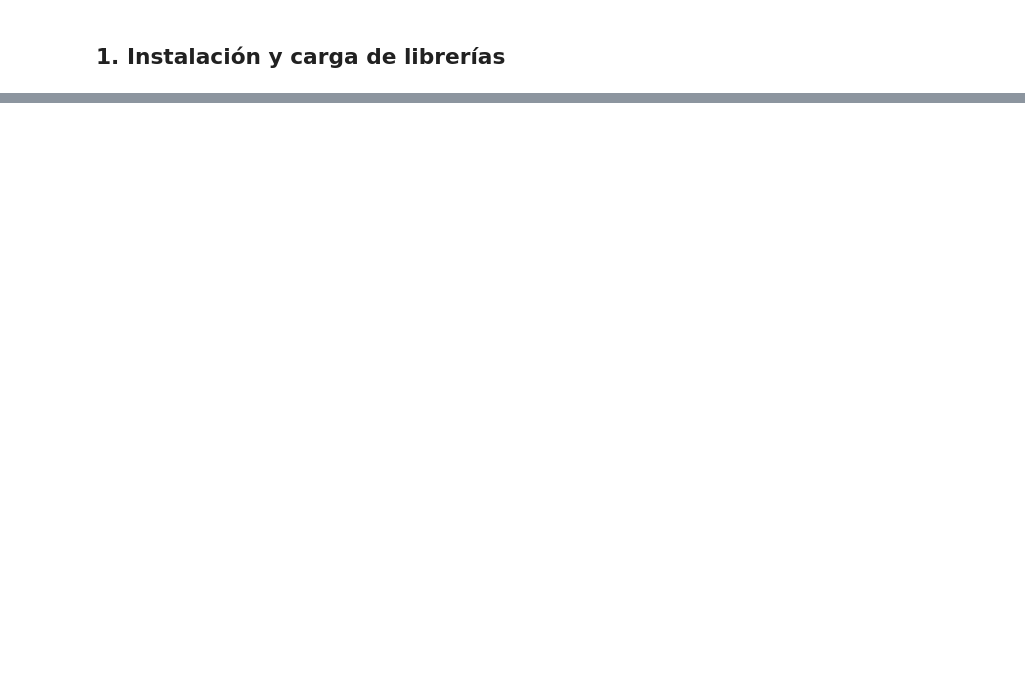
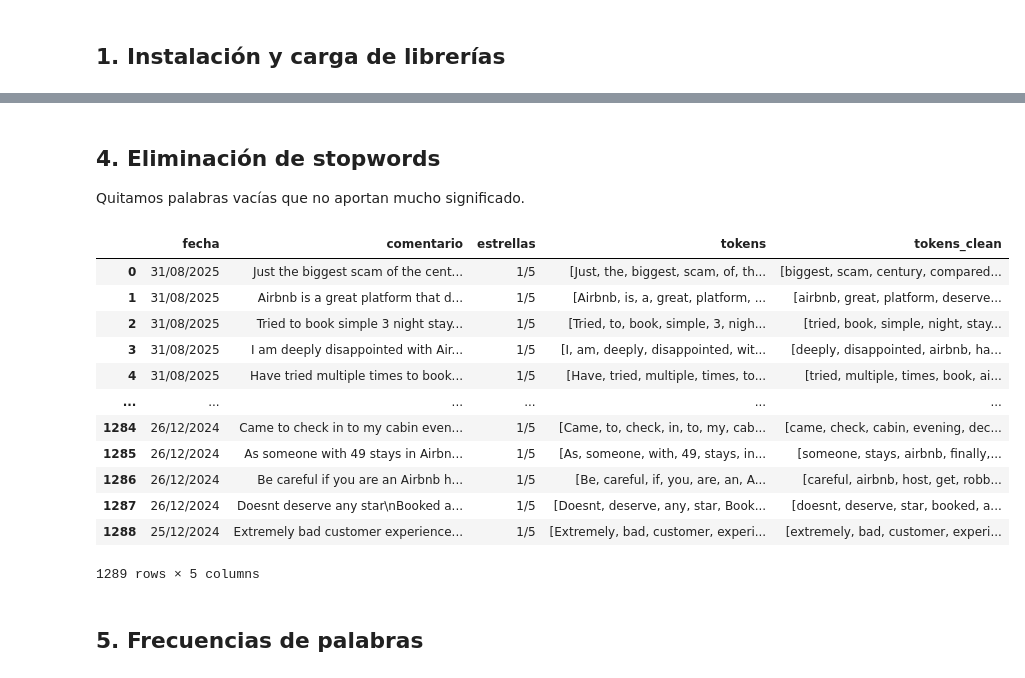
Before and after one commit to UNSTA-Ing-en-Inteligencia-Artificial/taller-ii-boilerplate, a Jupyter notebook: MIS TRABAJOS PROPIOS/webscraping airnb.ipynb, the cells around one changed output, grey strips where cells are left out. Drawn from its saved outputs; the diff is of its cells as text; code cells hidden in the pictures; blank space fills up the shorter version.

```diff
--- a/MIS TRABAJOS PROPIOS/webscraping airnb.ipynb
+++ b/MIS TRABAJOS PROPIOS/webscraping airnb.ipynb
@@ -114,0 +157,14 @@ print("✅ Listo! Se guardaron", len(df), "comentarios en 'comentarios_airbnb_20
+# %%
+from nltk.tokenize import word_tokenize
+
+# Crear columna de tokens
+df['tokens'] = df['comentario'].apply(word_tokenize)
+
+# Quedarnos solo con las columnas que te interesan
+df_limpio = df[['fecha', 'comentario', 'tokens', 'estrellas']]
+
+# Guardar CSV limpio
+df_limpio.to_csv("comentarios_airbnb_tokenizado.csv", index=False, encoding="utf-8")
+
+#mostrar df
+df
@@ -114,0 +185,38 @@ print("✅ Listo! Se guardaron", len(df), "comentarios en 'comentarios_airbnb_20
+# %% [markdown]
+## 4. Eliminación de stopwords
+Quitamos palabras vacías que no aportan mucho significado.
+# %%
+from nltk.corpus import stopwords
+
+# Definir stopwords en inglés (o español si tus reviews están en español)
+stop_words = set(stopwords.words('english'))
+
+# Crear tokens limpios (sin stopwords, solo palabras alfabéticas)
+df['tokens_clean'] = df['tokens'].apply(
+    lambda tokens: [w.lower() for w in tokens if w.lower() not in stop_words and w.isalpha()]
+)
+
+# Reordenar columnas para que se vea prolijo
+df_limpio = df[['fecha', 'comentario', 'estrellas', 'tokens', 'tokens_clean']]
+
+# Guardar CSV
+df_limpio.to_csv("comentarios_airbnb_tokenizado_stopwords.csv", index=False, encoding="utf-8")
+
+#mostrar df
+df
+# %% [output]
+|  | fecha | comentario | estrellas | tokens | tokens_clean |
+| 0 | 31/08/2025 | Just the biggest scam of the cent... | 1/5 | [Just, the, biggest, scam, of, th... | [biggest, scam, century, compared... |
+| 1 | 31/08/2025 | Airbnb is a great platform that d... | 1/5 | [Airbnb, is, a, great, platform, ... | [airbnb, great, platform, deserve... |
+| 2 | 31/08/2025 | Tried to book simple 3 night stay... | 1/5 | [Tried, to, book, simple, 3, nigh... | [tried, book, simple, night, stay... |
+| 3 | 31/08/2025 | I am deeply disappointed with Air... | 1/5 | [I, am, deeply, disappointed, wit... | [deeply, disappointed, airbnb, ha... |
+| 4 | 31/08/2025 | Have tried multiple times to book... | 1/5 | [Have, tried, multiple, times, to... | [tried, multiple, times, book, ai... |
+| ... | ... | ... | ... | ... | ... |
+| 1284 | 26/12/2024 | Came to check in to my cabin even... | 1/5 | [Came, to, check, in, to, my, cab... | [came, check, cabin, evening, dec... |
+| 1285 | 26/12/2024 | As someone with 49 stays in Airbn... | 1/5 | [As, someone, with, 49, stays, in... | [someone, stays, airbnb, finally,... |
+| 1286 | 26/12/2024 | Be careful if you are an Airbnb h... | 1/5 | [Be, careful, if, you, are, an, A... | [careful, airbnb, host, get, robb... |
+| 1287 | 26/12/2024 | Doesnt deserve any star\nBooked a... | 1/5 | [Doesnt, deserve, any, star, Book... | [doesnt, deserve, star, booked, a... |
+| 1288 | 25/12/2024 | Extremely bad customer experience... | 1/5 | [Extremely, bad, customer, experi... | [extremely, bad, customer, experi... |
+1289 rows × 5 columns
+# %% [markdown]
+## 5. Frecuencias de palabras
```
Also changed, not shown: parts of 14 cells of this notebook, 6 other files.
